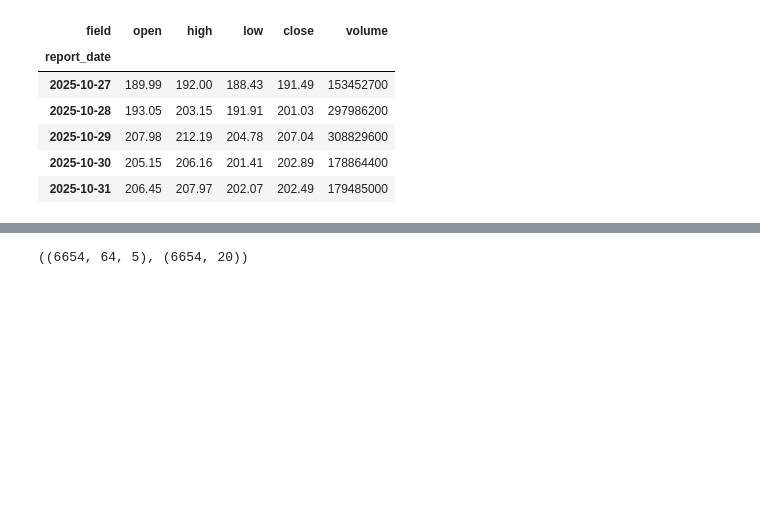
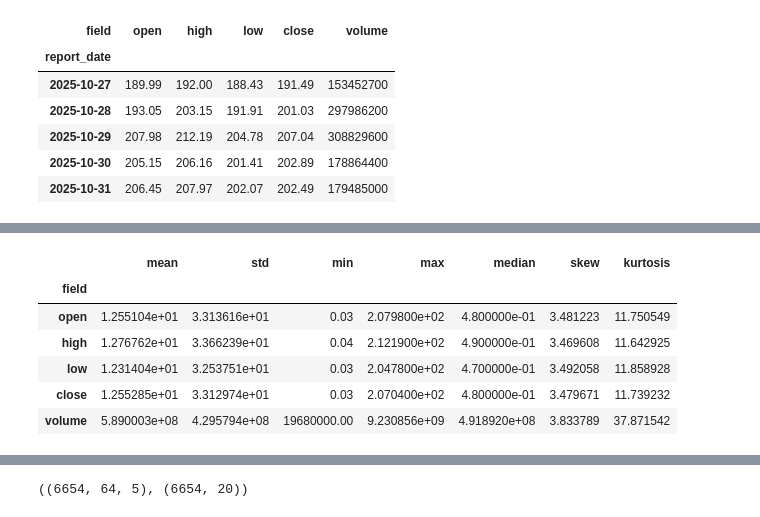
Before and after one commit to denizjafari/RandomAssembly, a Jupyter notebook: FinanceFM.ipynb, the cells around one changed output, grey strips where cells are left out. Drawn from its saved outputs; the diff is of its cells as text; code cells hidden in the pictures; blank space fills up the shorter version.

```diff
--- a/FinanceFM.ipynb
+++ b/FinanceFM.ipynb
@@ -103,3 +117,23 @@ ohlcv_nvda.tail()
+# %%
+summary = pd.DataFrame({
+    "mean": ohlcv_nvda.mean(),
+    "std": ohlcv_nvda.std(),
+    "min": ohlcv_nvda.min(),
+    "max": ohlcv_nvda.max(),
+    "median": ohlcv_nvda.median(),
+    "skew": ohlcv_nvda.skew()
+
+})
+
+summary
+# %% [output]
+|  | mean | std | min | max | median | skew | kurtosis |
+| field |  |  |  |  |  |  |  |
+| open | 1.255104e+01 | 3.313616e+01 | 0.03 | 2.079800e+02 | 4.800000e-01 | 3.481223 | 11.750549 |
+| high | 1.276762e+01 | 3.366239e+01 | 0.04 | 2.121900e+02 | 4.900000e-01 | 3.469608 | 11.642925 |
+| low | 1.231404e+01 | 3.253751e+01 | 0.03 | 2.047800e+02 | 4.700000e-01 | 3.492058 | 11.858928 |
+| close | 1.255285e+01 | 3.312974e+01 | 0.03 | 2.070400e+02 | 4.800000e-01 | 3.479671 | 11.739232 |
+| volume | 5.890003e+08 | 4.295794e+08 | 19680000.00 | 9.230856e+09 | 4.918920e+08 | 3.833789 | 37.871542 |
 # %%
 def time_split(df: pd.DataFrame, train_end: str, val_end: str):
     """
```
Also changed, not shown: parts of 8 cells of this notebook.
